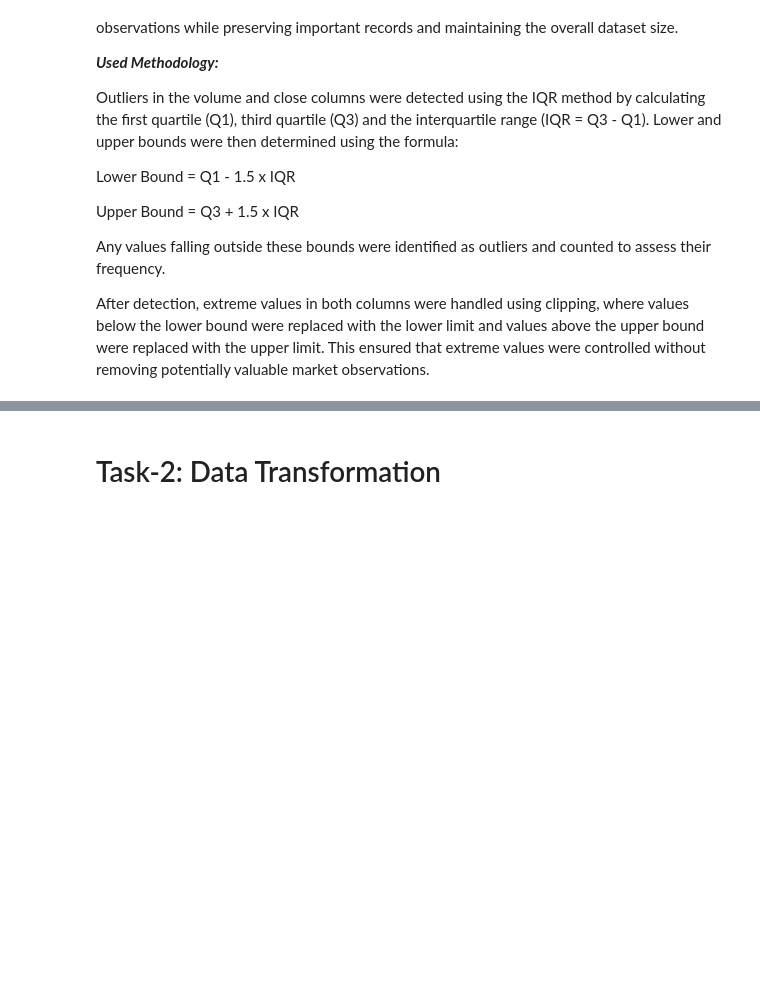
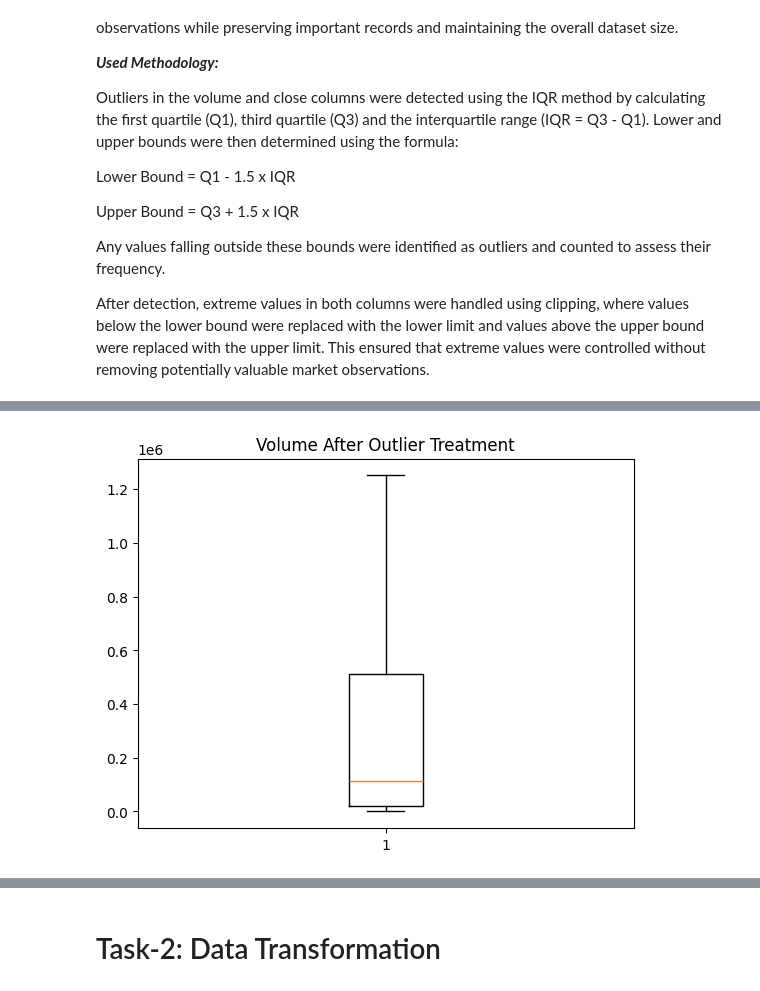
Before and after one commit to parika8ec-hub/DA_AI_Project2_Stock_Data, a Jupyter notebook: Project2_AdvancedEDA.ipynb, the cells around one changed output, grey strips where cells are left out. Drawn from its saved outputs; the diff is of its cells as text; code cells hidden in the pictures; blank space fills up the shorter version.

```diff
--- a/Project2_AdvancedEDA.ipynb
+++ b/Project2_AdvancedEDA.ipynb
@@ -184,0 +197,7 @@ These validation techniques were chosen because stock market data follows strict
+# %%
+# Generate a boxplot to visualize the dataset after outlier treatment
+plt.boxplot(cleaned_data['volume'])
+plt.title("Volume After Outlier Treatment")#add title
+plt.show()#display plot
+# %% [output]
+[figure, added]
```
Also changed, not shown: parts of 22 cells of this notebook.
